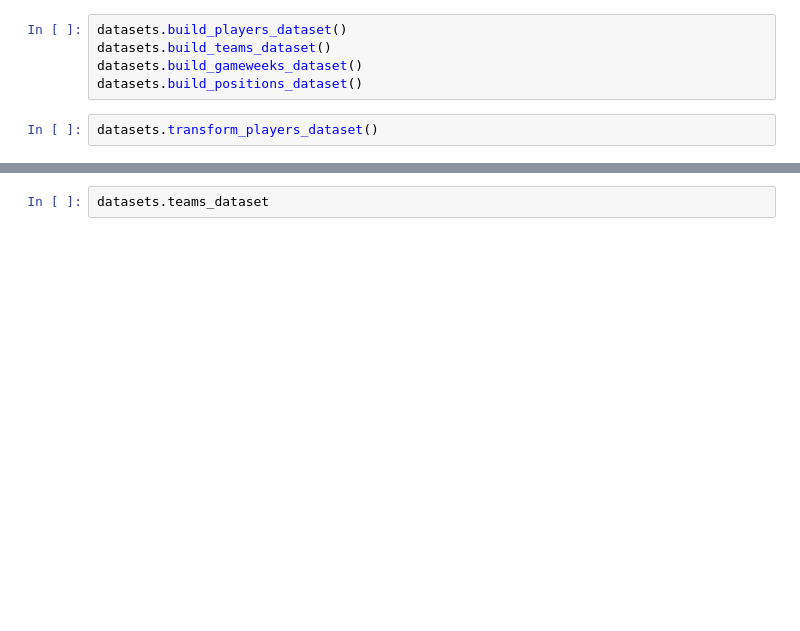
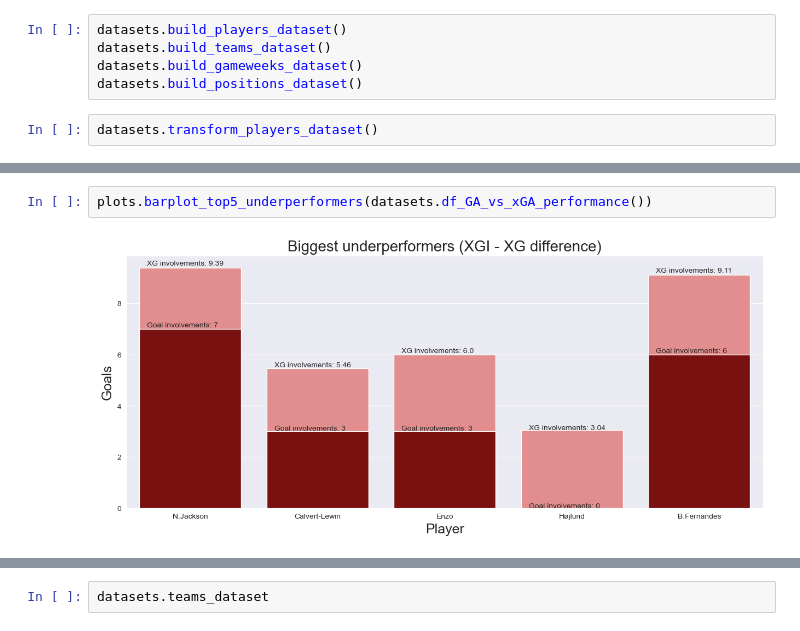
Before and after one commit to JedrzejSarna/fpl_analysis, a Jupyter notebook: _00_testing.ipynb, the cells around one changed output, grey strips where cells are left out. Saved outputs shown, nothing was run; the diff lists cells and outputs as text; blank space fills up the shorter version.

```diff
--- a/_00_testing.ipynb
+++ b/_00_testing.ipynb
@@ -49,3 +36,7 @@ datasets.df_GA_vs_xGA_performance().tail(10)
+# %%
+plots.barplot_top5_underperformers(datasets.df_GA_vs_xGA_performance())
+# %% [output]
+[figure, added]
 # %%
 datasets.players_dataset
 # %% [output]
```
Also changed, not shown: parts of 22 cells of this notebook, 5 other files.
